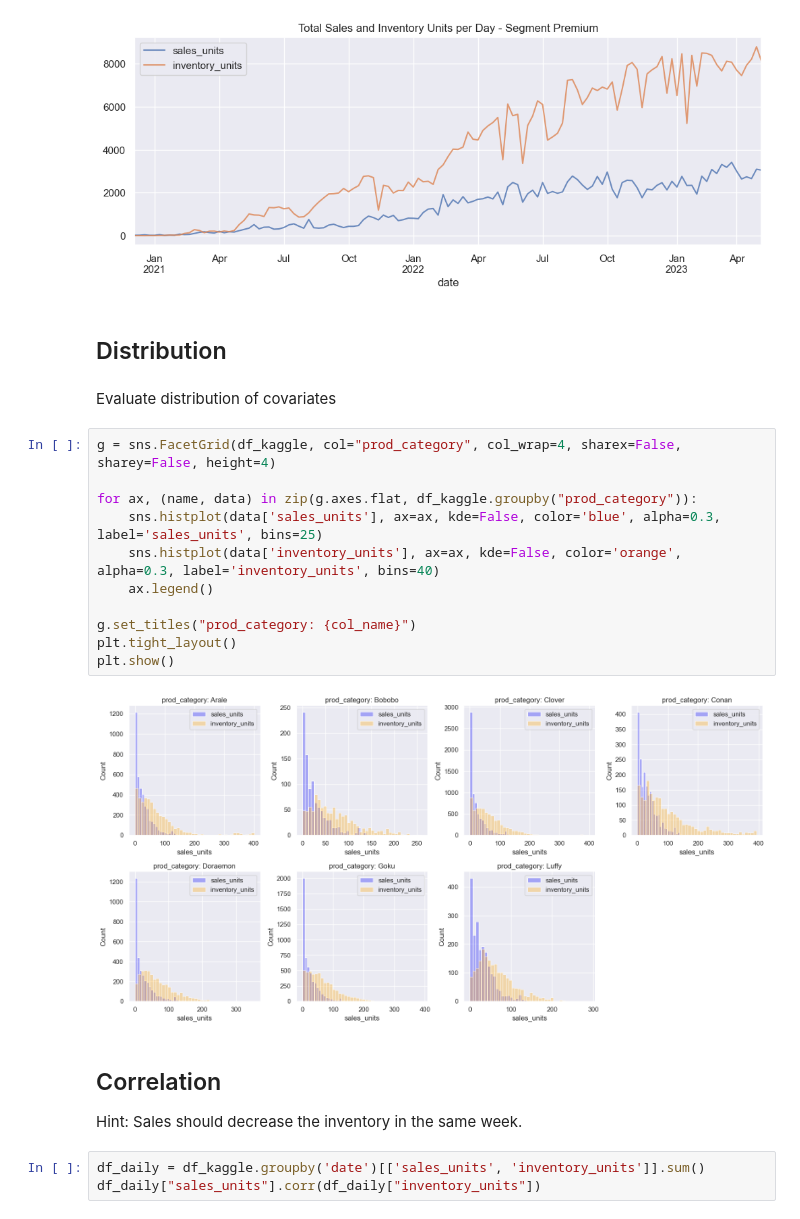
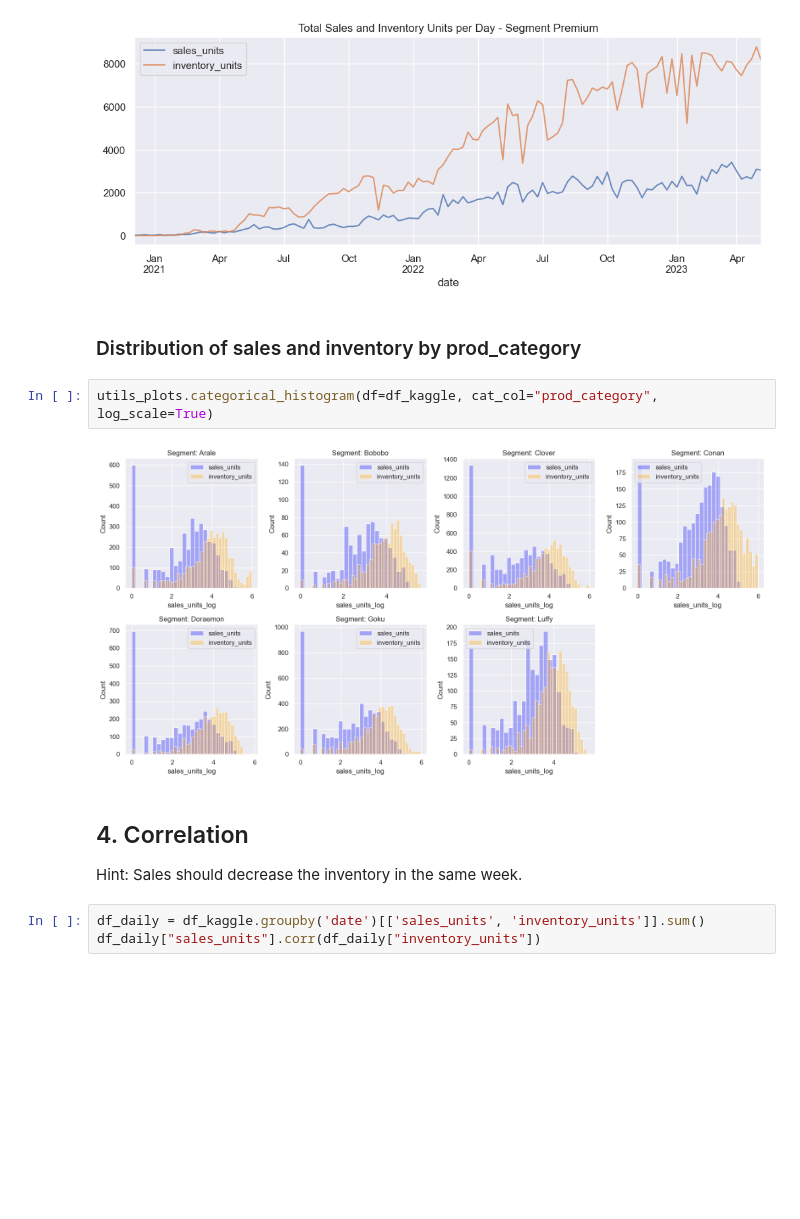
Before and after one commit to giarets/hp_use_case, a Jupyter notebook: 1_data_exploration.ipynb, the cells around one changed output. Drawn from its saved outputs; the diff is of its cells as text; blank space fills up the shorter version.

Commit message:
data exploration clean

```diff
--- a/1_data_exploration.ipynb
+++ b/1_data_exploration.ipynb
@@ -276,25 +255,14 @@ plt.show()
 [figure]
 [figure]
 [figure]
-# %% [markdown]
-## Distribution
-# %% [markdown]
-Evaluate distribution of covariates
-# %%
-g = sns.FacetGrid(df_kaggle, col="prod_category", col_wrap=4, sharex=False, sharey=False, height=4)
-
-for ax, (name, data) in zip(g.axes.flat, df_kaggle.groupby("prod_category")):
-    sns.histplot(data['sales_units'], ax=ax, kde=False, color='blue', alpha=0.3, label='sales_units', bins=25)
-    sns.histplot(data['inventory_units'], ax=ax, kde=False, color='orange', alpha=0.3, label='inventory_units', bins=40)
-    ax.legend()
-
-g.set_titles("prod_category: {col_name}")
-plt.tight_layout()
-plt.show()
-# %% [output]
-[figure, removed]
+# %% [markdown]
+### Distribution of sales and inventory by prod_category
+# %%
+utils_plots.categorical_histogram(df=df_kaggle, cat_col="prod_category", log_scale=True)
+# %% [output]
+[figure, added]
 # %% [markdown]
-## Correlation
+## 4. Correlation
 
 Hint: Sales should decrease the inventory in the same week.
 # %%
```
Also changed, not shown: parts of 44 cells of this notebook, 6 other files.
